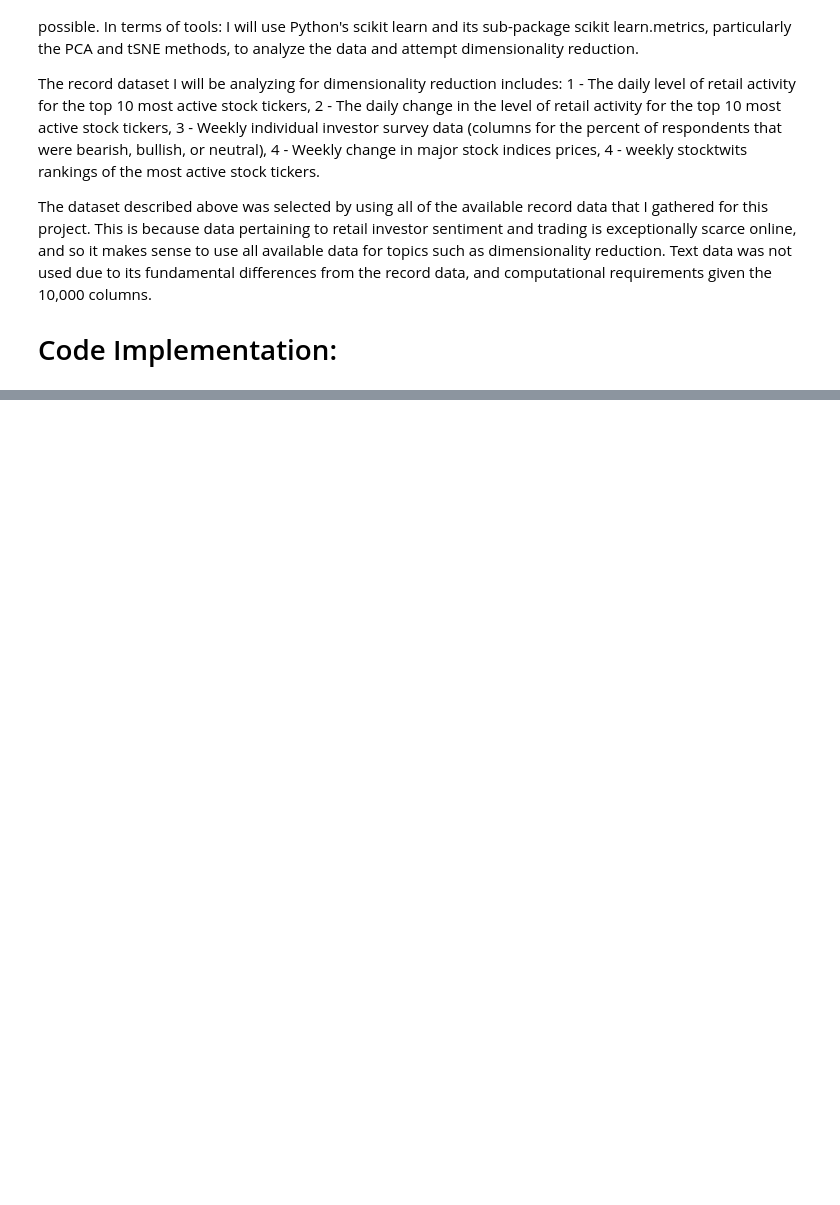
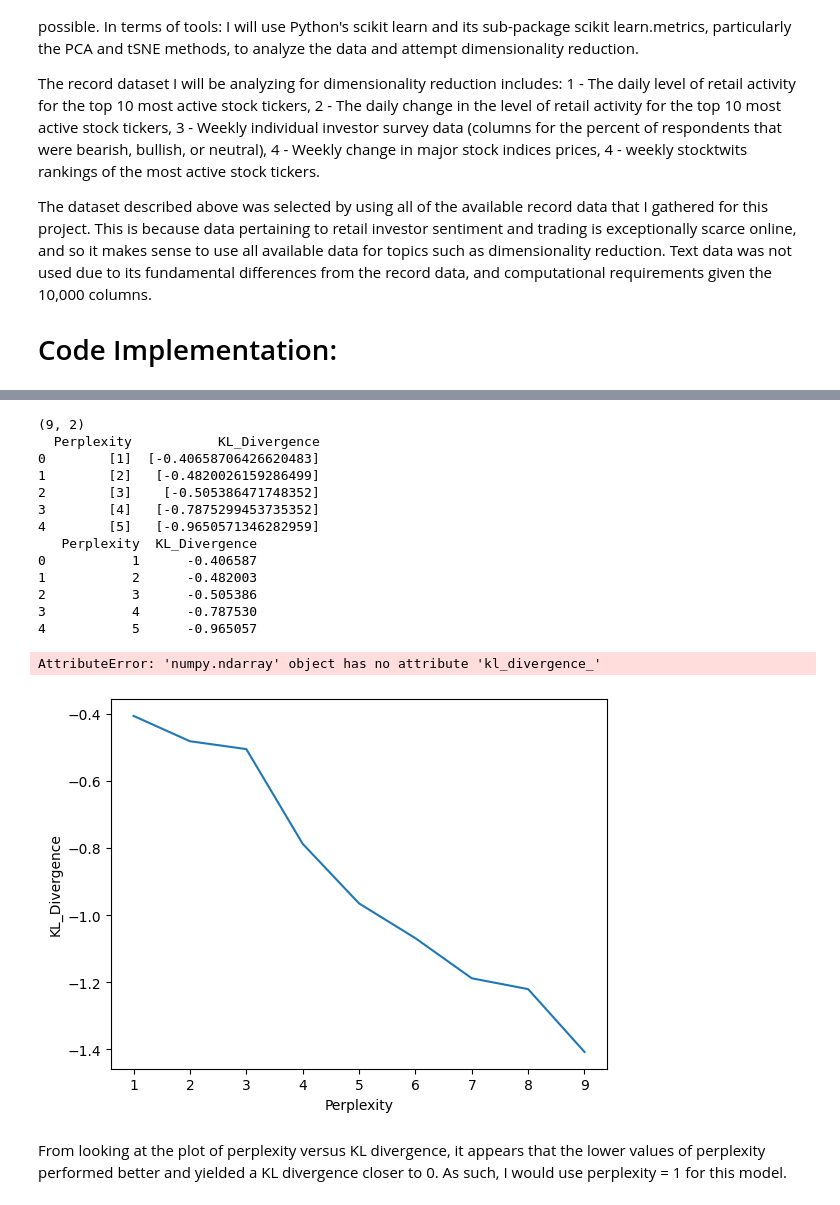
Before and after one commit to anly501/dsan-5000-project-corwindark, a Jupyter notebook: dsan-website/5000-website/dimreduction/dimreduction.ipynb, the cells around one changed output, grey strips where cells are left out. Drawn from its saved outputs; the diff is of its cells as text; code cells hidden in the pictures; blank space fills up the shorter version.

```diff
--- a/dsan-website/5000-website/dimreduction/dimreduction.ipynb
+++ b/dsan-website/5000-website/dimreduction/dimreduction.ipynb
@@ -95,0 +67,10 @@ print(pca.components_)
+# %%
+# Given that the first component explains so much of the variance, let's do PCA with only 2 components
+pca = PCA(n_components=2)
+pca.fit(x)
+print('\nPCA')
+print(pca.components_)
+
+xpca = pca.fit_transform(x)
+
+print(pca.explained_variance_ratio_ * 100)
@@ -95,0 +84,8 @@ print(pca.components_)
+# %%
+# Implement TSNE
+from sklearn.manifold import TSNE
+
+#xt = x.drop_duplicates()
+tsne = TSNE(n_components=3, random_state=21)
+X_tsne = tsne.fit_transform(x)
+tsne.kl_divergence_
@@ -95,0 +94,13 @@ print(pca.components_)
+# %%
+# Parameter tuning for TSNE
+kl_divergences =  []
+# first val is perplexity, second is KL divergence
+
+for i in range(1,10):
+    print(i)
+    tsne = TSNE(n_components=2, perplexity= i, random_state=21)
+    X_tsne = tsne.fit_transform(x)
+    kl = tsne.kl_divergence_
+    kl_divergences.append([ [i], [kl] ])
+
+print(kl_divergences)
@@ -96,2 +118,31 @@ print(pca.components_)
+# %%
+kls = pd.DataFrame(kl_divergences)
+#print(kls.shape)
+kls.columns = ['Perplexity', 'KL_Divergence']
+#print(kls.head())
+kls.Perplexity = kls.Perplexity.apply(lambda x: x[0])
+kls.KL_Divergence = kls.KL_Divergence.apply(lambda x: x[0])
+
+#print(kls.head())
+#kls = pd.DataFrame(kl_divergences, columns = ['Perplexity', 'KL_Divergence'])
+sns.lineplot(kls, x = 'Perplexity', y = 'KL_Divergence')
+# %% [output]
+(9, 2)
+  Perplexity           KL_Divergence
+0        [1]  [-0.40658706426620483]
+1        [2]   [-0.4820026159286499]
+2        [3]    [-0.505386471748352]
+3        [4]   [-0.7875299453735352]
+4        [5]   [-0.9650571346282959]
+   Perplexity  KL_Divergence
+0           1      -0.406587
+1           2      -0.482003
+2           3      -0.505386
+3           4      -0.787530
+4           5      -0.965057
+AttributeError: 'numpy.ndarray' object has no attribute 'kl_divergence_'
+[figure, added]
+# %% [markdown]
+From looking at the plot of perplexity versus KL divergence, it appears that the lower values of perplexity performed better and yielded a KL divergence closer to 0. As such, I would use perplexity = 1 for this model.
 # %% [markdown]
 <h1> Project Report </h1>
```
Also changed, not shown: parts of 11 cells of this notebook, 10 other files.
